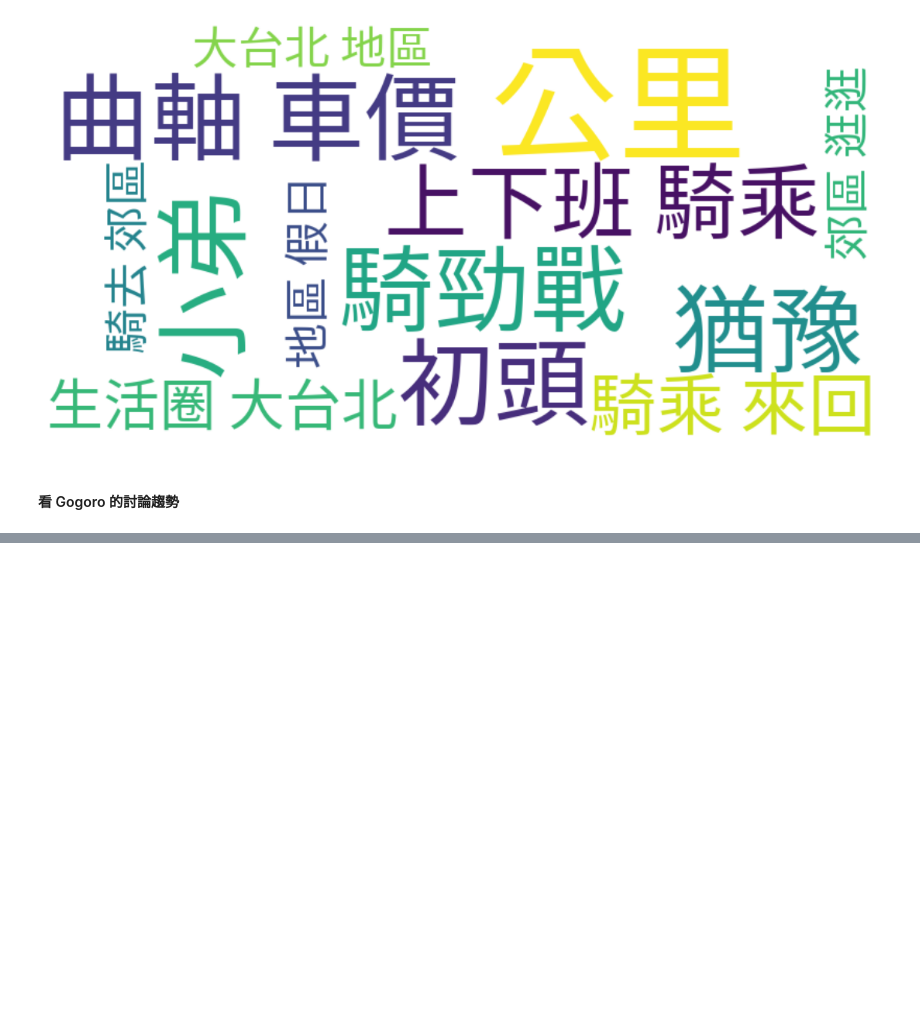
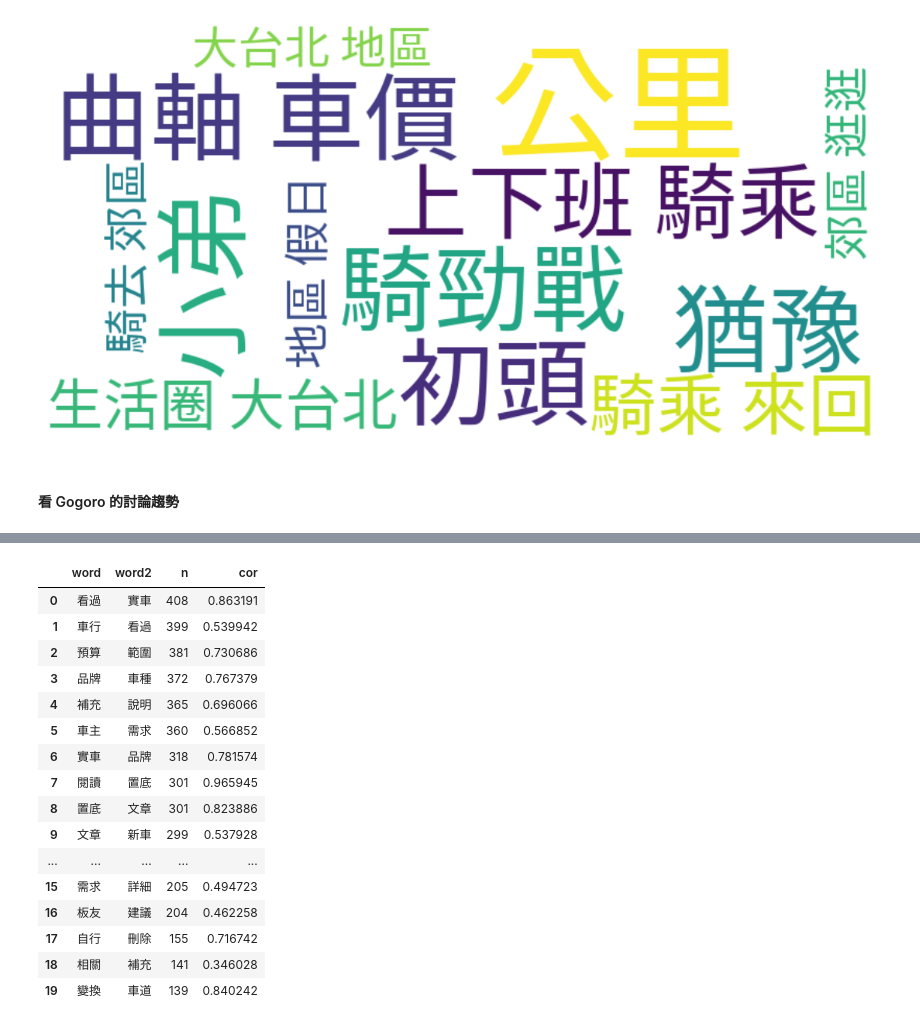
Before and after one commit to collin0825/SocialMediaProject, a Jupyter notebook: report.ipynb, the cells around one changed output, grey strips where cells are left out. Saved outputs shown, nothing was run; the diff lists cells and outputs as text; code cells hidden in the pictures; blank space fills up the shorter version.

```diff
--- a/report.ipynb
+++ b/report.ipynb
@@ -1485,0 +1985,24 @@ plt.show()
+# %%
+#計算phi值
+def phi_cor(df):
+    # total x
+    nx = len(set(word_count2[word_count2["word"]==df["word"]]["artUrl"]))
+    tnx = len(MetaData)-nx
+    # total y
+    ny = len(set(word_count2[word_count2["word"]==df["word2"]]["artUrl"]))
+    tny = len(MetaData)-ny
+    # 有x 有y
+    x_ls = list(word_count2[word_count2["word"]==df["word"]]["artUrl"]) #單獨有x
+    y_ls = list(word_count2[word_count2["word"]==df["word2"]]["artUrl"]) #單獨有y
+    nxy = len(set(x_ls)&set(y_ls)) #取交集
+    # 有x 沒有y
+    nxo = nx-nxy
+    # 沒有x 沒有y
+    uxy = set(x_ls)|set(y_ls) #取聯集
+    noo = len(set(list(MetaData["artUrl"]))-uxy) #取差集:全-有x有y
+    # 沒有x 有y
+    noy = ny-nxy
+    # print(nx,ny,tny,tnx,nxy,noo,nxo,noy)
+    phi = (nxy*noo-nxo*noy)/math.sqrt(nx*ny*tny*tnx)
+
+    return phi
@@ -1485,0 +2012,20 @@ plt.show()
+# %%
+bigram_df.head(20)
+# %% [output]
+|  | word | word2 | n | cor |
+| 0 | 看過 | 實車 | 408 | 0.863191 |
+| 1 | 車行 | 看過 | 399 | 0.539942 |
+| 2 | 預算 | 範圍 | 381 | 0.730686 |
+| 3 | 品牌 | 車種 | 372 | 0.767379 |
+| 4 | 補充 | 說明 | 365 | 0.696066 |
+| 5 | 車主 | 需求 | 360 | 0.566852 |
+| 6 | 實車 | 品牌 | 318 | 0.781574 |
+| 7 | 閱讀 | 置底 | 301 | 0.965945 |
+| 8 | 置底 | 文章 | 301 | 0.823886 |
+| 9 | 文章 | 新車 | 299 | 0.537928 |
+| ... | ... | ... | ... | ... |
+| 15 | 需求 | 詳細 | 205 | 0.494723 |
+| 16 | 板友 | 建議 | 204 | 0.462258 |
+| 17 | 自行 | 刪除 | 155 | 0.716742 |
+| 18 | 相關 | 補充 | 141 | 0.346028 |
+| 19 | 變換 | 車道 | 139 | 0.840242 |
```
Also changed, not shown: parts of 56 cells of this notebook, 5 other files.
